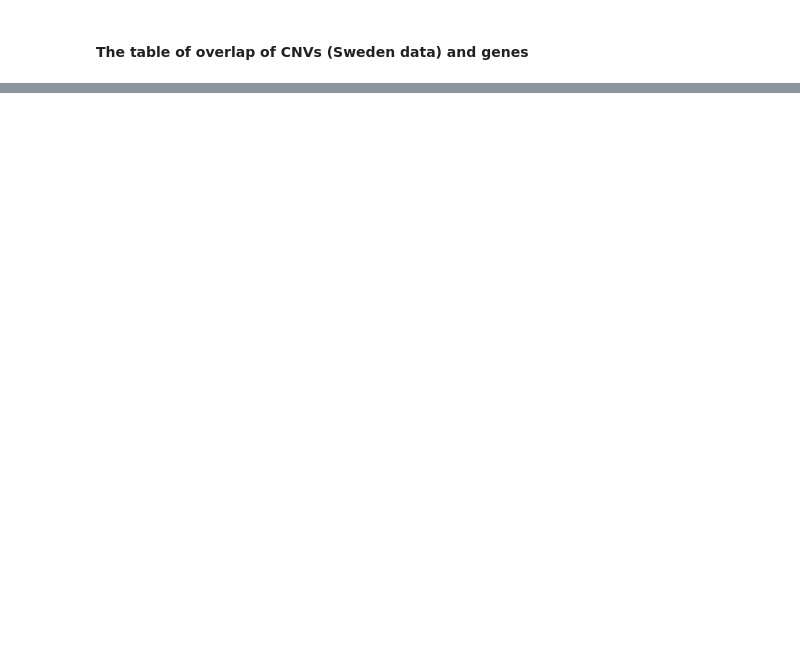
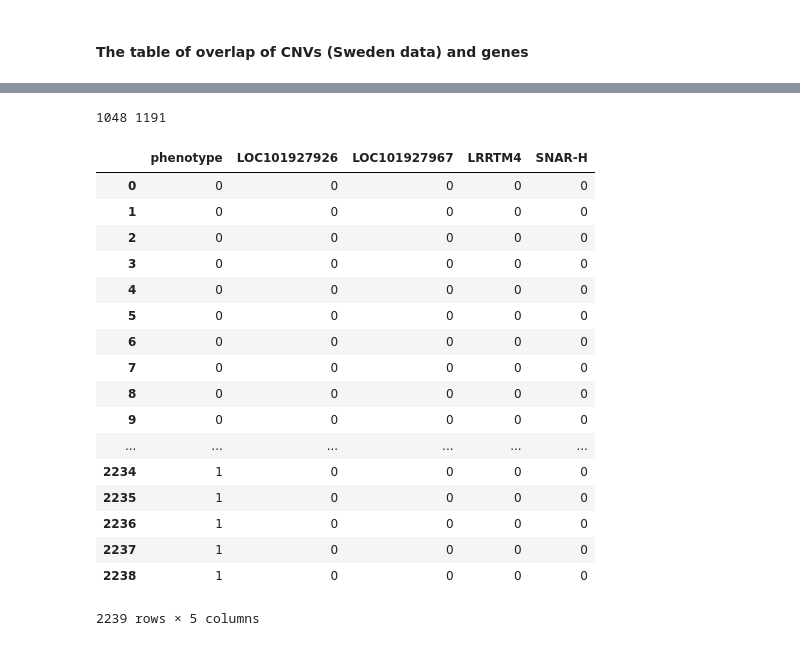
Before and after one commit to gaow/cnv-gene-mapping, a Jupyter notebook: analysis/20171010_swcnv_TORUS.ipynb, the cells around one changed output, grey strips where cells are left out. Cells and saved outputs as stored; diff of their text form; code cells hidden in the pictures; blank space fills up the shorter version.

Commit message:
get blocks of Sweden cnv data - calcium pathway

```diff
--- a/analysis/20171010_swcnv_TORUS.ipynb
+++ b/analysis/20171010_swcnv_TORUS.ipynb
@@ -180,7 +99,0 @@ df = pd.DataFrame(regression_data, columns = ['phenotype'] + genes.tolist())
-# %%
-newdf = pd.DataFrame()
-for col in df:
-    if sum(df[col]) > 0:
-        newdf[col] = df[col]
-    else:
-        continue
@@ -200,5 +99,0 @@ else:
-# %%
-from utils import load_data
-test = load_data("data/calcium_pathway_20_shape_5.data.pkl")
-for item in test["case"]+test["ctrl"]:
-    print (item)
@@ -223,11 +100,22 @@ for item in test["case"]+test["ctrl"]:
 # %%
-def pkl_to_matrix(input_data, make_block = False, dtype = np.uint8):
-    dat = load_data(input_data)
-    ref = load_reference_gene("../data/refGene.txt.gz")
-    genes = pd.Series(list(set(ref['gene_name'])))
-    regression_data = np.array([np.array(genes.isin(item["gene_name"]), dtype = float)
-                                for item in dat['case'] + dat['ctrl']])
-    phenotype = np.matrix([1]*len(dat['case']) + [0]*len(dat['ctrl'])).T
+def get_block_matrix(input_data, ref_genes, deletion =make_block = False, dtype = np.uint8):
+    '''input_data is a dataframe from a query of overlapping of CNVs and genes
+       The input_data may contain deletion and duplication. Separate them if needed.
+       ref_genes is a dataframe from a query of reference genes
+    '''
+    del_cnv = input_data[cnv_gene_overlap["TYPE"]==1]
+    dup_cnv = input_data[cnv_gene_overlap["TYPE"]==3]
+    n_del_cnv_case = del_cnv[del_cnv["PHE"]==1].drop_duplicates(subset=("FID")).groupby("PHE").size()[1]
+    n_del_cnv_ctrl = del_cnv[del_cnv["PHE"]==0].drop_duplicates(subset=("FID")).groupby("PHE").size()[0]
+#     print (n_del_cnv_case, n_del_cnv_ctrl)
+    del_cnv_select = del_cnv[["CHR", "BP1", "BP2", "tx_name", "gene_name"]]
+    del_cnv_select = del_cnv_select.rename(columns={"CHR": "chrom", "BP1": "cnv_start", "BP2": "cnv_terminate"})
+    case = del_cnv_select[del_cnv["PHE"]==1]
+    ctrl = del_cnv_select[del_cnv["PHE"]==0]
+    genes = ref_genes["gene_name"]
+    regression_data = np.array([np.array(genes.isin(del_cnv[del_cnv["FID"]==item]["gene_name"]), dtype=float)
+                                for item in del_cnv.drop_duplicates(subset=("FID"))["FID"]])
+    phenotype = np.matrix([0]*n_del_cnv_ctrl + [1]*n_del_cnv_case).T
     regression_data = np.hstack((phenotype, regression_data))
     df = pd.DataFrame(regression_data, columns = ['phenotype'] + genes.tolist())
     newdf = pd.DataFrame()
@@ -238,6 +126,32 @@ def pkl_to_matrix(input_data, make_block = False, dtype = np.uint8):
     if not make_block:
         res = newdf.astype(dtype, copy = True)
     else:
-        blocks = get_analysis_blocks(pd.concat([pd.concat(dat['case']), pd.concat(dat['ctrl'])]))
+        blocks = get_analysis_blocks(pd.concat([case, ctrl]))
         res = [newdf[['phenotype'] + item].astype(dtype, copy = True) for item in blocks]
+    save_data(res, "data/calcium_pathway_Sweden_CNVs_{}.data.blocks.pkl".format("del"))
     return {"data": res}
+# %%
+res = get_block_matrix(cnv_gene_overlap, ref_genes, make_block = True)
+# %% [output]
+1048 1191
+# %%
+res["data"][66]
+# %% [output]
+|  | phenotype | LOC101927926 | LOC101927967 | LRRTM4 | SNAR-H |
+| 0 | 0 | 0 | 0 | 0 | 0 |
+| 1 | 0 | 0 | 0 | 0 | 0 |
+| 2 | 0 | 0 | 0 | 0 | 0 |
+| 3 | 0 | 0 | 0 | 0 | 0 |
+| 4 | 0 | 0 | 0 | 0 | 0 |
+| 5 | 0 | 0 | 0 | 0 | 0 |
+| 6 | 0 | 0 | 0 | 0 | 0 |
+| 7 | 0 | 0 | 0 | 0 | 0 |
+| 8 | 0 | 0 | 0 | 0 | 0 |
+| 9 | 0 | 0 | 0 | 0 | 0 |
+| ... | ... | ... | ... | ... | ... |
+| 2234 | 1 | 0 | 0 | 0 | 0 |
+| 2235 | 1 | 0 | 0 | 0 | 0 |
+| 2236 | 1 | 0 | 0 | 0 | 0 |
+| 2237 | 1 | 0 | 0 | 0 | 0 |
+| 2238 | 1 | 0 | 0 | 0 | 0 |
+2239 rows × 5 columns
```
Also changed, not shown: parts of 13 cells of this notebook, 2 other files.
